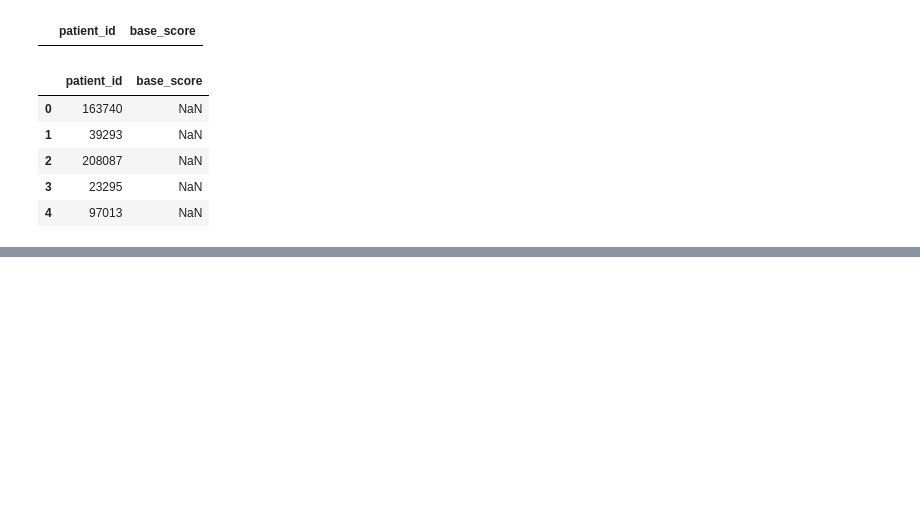
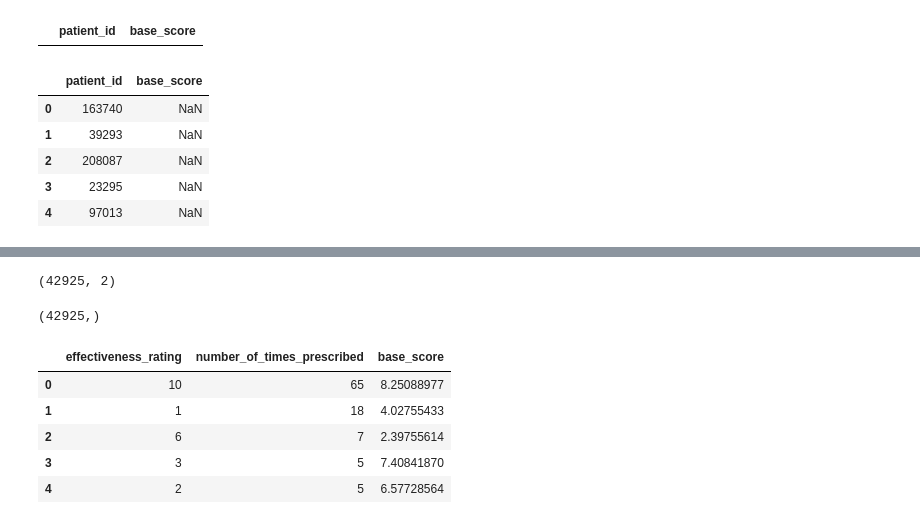
Before and after one commit to shobhitsundriyal/f_challenges, a Jupyter notebook: Oo_std_drug_noNLP.ipynb, the cells around one changed output, grey strips where cells are left out. Cells and saved outputs as stored; diff of their text form; code cells hidden in the pictures; blank space fills up the shorter version.

```diff
--- a/Oo_std_drug_noNLP.ipynb
+++ b/Oo_std_drug_noNLP.ipynb
@@ -152,0 +183,6 @@ submit.head()
+# %%
+submit['base_score'] = submit['base_score'].round(5)
+#submit.base_score = submit.base_score * 100000
+#submit.base_score = submit.base_score.apply(np.floor)
+#submit.base_score = submit.base_score / 100000
+submit.head()
@@ -154,0 +208,9 @@ submit.to_csv('xgb(1).csv', index=False)
+# %%
+#randomness
+for i, data in submit.iterrows():
+  r1 = np.random.randint(1,9) / 100000
+  r2 = np.random.randint(1,9) / 10000
+  r3 = np.random.randint(1,9) / 1000000
+  r = r1 + r2 +r3
+  new = data.base_score + r
+  submit.at[i, 'base_score'] = new
@@ -154,0 +336,22 @@ submit.to_csv('xgb(1).csv', index=False)
+# %%
+x_new = pd.concat([x, predict_on])
+x_new.shape
+# %% [output]
+(42925, 2)
+# %%
+y_new = y.to_numpy()
+y_new = np.append(y_new, submit.base_score.to_numpy())
+y_new.shape
+# %% [output]
+(42925,)
+# %%
+new_df = x_new
+new_df['base_score'] = y_new
+new_df.head()
+# %% [output]
+|  | effectiveness_rating | number_of_times_prescribed | base_score |
+| 0 | 10 | 65 | 8.25088977 |
+| 1 | 1 | 18 | 4.02755433 |
+| 2 | 6 | 7 | 2.39755614 |
+| 3 | 3 | 5 | 7.40841870 |
+| 4 | 2 | 5 | 6.57728564 |
```
Also changed, not shown: parts of 44 cells of this notebook.
